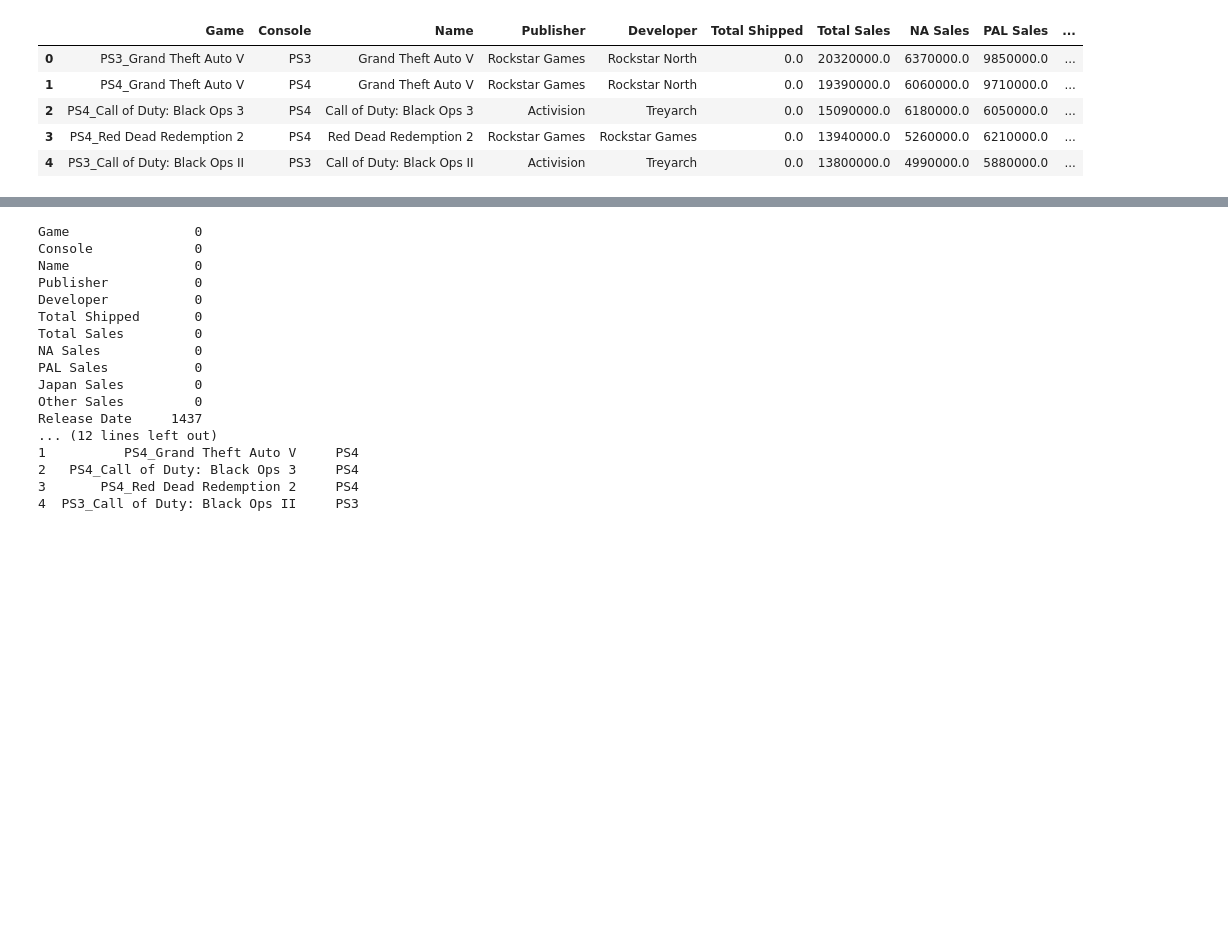
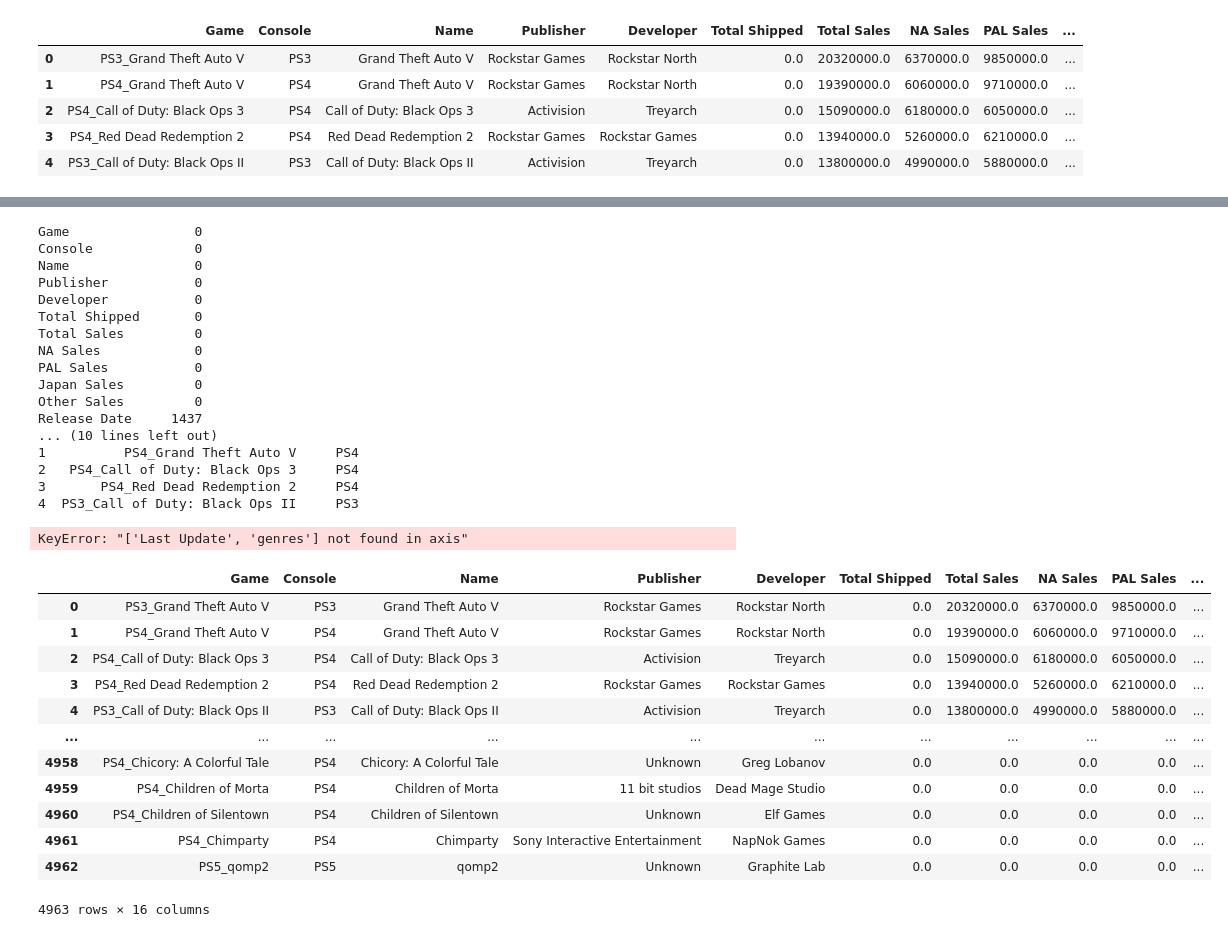
Before and after one commit to mca-lab/harsh_BigDataProject, a Jupyter notebook: src/analyze.ipynb, the cells around one changed output, grey strips where cells are left out. Saved outputs shown, nothing was run; the diff lists cells and outputs as text; code cells hidden in the pictures; blank space fills up the shorter version.

```diff
--- a/src/analyze.ipynb
+++ b/src/analyze.ipynb
@@ -44,3 +44,7 @@ df1.head()
 | 2 | PS4_Call of Duty: Black Ops 3 | PS4 | Call of Duty: Black Ops 3 | Activision | Treyarch | 0.0 | 15090000.0 | 6180000.0 | 6050000.0 | ... |
 | 3 | PS4_Red Dead Redemption 2 | PS4 | Red Dead Redemption 2 | Rockstar Games | Rockstar Games | 0.0 | 13940000.0 | 5260000.0 | 6210000.0 | ... |
 | 4 | PS3_Call of Duty: Black Ops II | PS3 | Call of Duty: Black Ops II | Activision | Treyarch | 0.0 | 13800000.0 | 4990000.0 | 5880000.0 | ... |
+# %%
+df1['rating'].fillna(df1['rating'].mean(), inplace=True)
+df1['ratings_count'].fillna(df1['ratings_count'].mean(), inplace=True)
+df1['metacritic'].fillna(df1['metacritic'].mean(), inplace=True)
@@ -62,10 +85,28 @@ PAL Sales           0
 Japan Sales         0
 Other Sales         0
 Release Date     1437
-... (12 lines left out)
+... (10 lines left out)
 1          PS4_Grand Theft Auto V     PS4
 2   PS4_Call of Duty: Black Ops 3     PS4
 3       PS4_Red Dead Redemption 2     PS4
 4  PS3_Call of Duty: Black Ops II     PS3
 # %%
-df1=df1.drop(columns=["Last Update"])
+df1=df1.drop(columns=["Last Update","genres"])
+# %% [output]
+KeyError: "['Last Update', 'genres'] not found in axis"
+# %%
+df1
+# %% [output]
+|  | Game | Console | Name | Publisher | Developer | Total Shipped | Total Sales | NA Sales | PAL Sales | ... |
+| 0 | PS3_Grand Theft Auto V | PS3 | Grand Theft Auto V | Rockstar Games | Rockstar North | 0.0 | 20320000.0 | 6370000.0 | 9850000.0 | ... |
+| 1 | PS4_Grand Theft Auto V | PS4 | Grand Theft Auto V | Rockstar Games | Rockstar North | 0.0 | 19390000.0 | 6060000.0 | 9710000.0 | ... |
+| 2 | PS4_Call of Duty: Black Ops 3 | PS4 | Call of Duty: Black Ops 3 | Activision | Treyarch | 0.0 | 15090000.0 | 6180000.0 | 6050000.0 | ... |
+| 3 | PS4_Red Dead Redemption 2 | PS4 | Red Dead Redemption 2 | Rockstar Games | Rockstar Games | 0.0 | 13940000.0 | 5260000.0 | 6210000.0 | ... |
+| 4 | PS3_Call of Duty: Black Ops II | PS3 | Call of Duty: Black Ops II | Activision | Treyarch | 0.0 | 13800000.0 | 4990000.0 | 5880000.0 | ... |
+| ... | ... | ... | ... | ... | ... | ... | ... | ... | ... | ... |
+| 4958 | PS4_Chicory: A Colorful Tale | PS4 | Chicory: A Colorful Tale | Unknown | Greg Lobanov | 0.0 | 0.0 | 0.0 | 0.0 | ... |
+| 4959 | PS4_Children of Morta | PS4 | Children of Morta | 11 bit studios | Dead Mage Studio | 0.0 | 0.0 | 0.0 | 0.0 | ... |
+| 4960 | PS4_Children of Silentown | PS4 | Children of Silentown | Unknown | Elf Games | 0.0 | 0.0 | 0.0 | 0.0 | ... |
+| 4961 | PS4_Chimparty | PS4 | Chimparty | Sony Interactive Entertainment | NapNok Games | 0.0 | 0.0 | 0.0 | 0.0 | ... |
+| 4962 | PS5_qomp2 | PS5 | qomp2 | Unknown | Graphite Lab | 0.0 | 0.0 | 0.0 | 0.0 | ... |
+4963 rows × 16 columns
```
Also changed, not shown: parts of 5 cells of this notebook, 5 other files.
